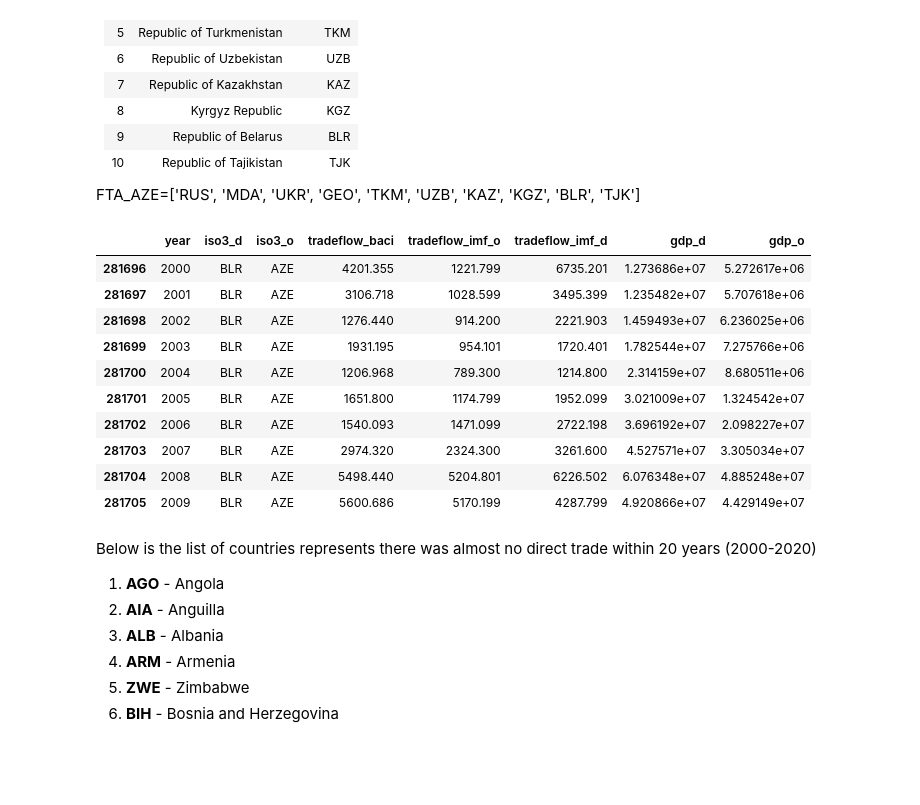
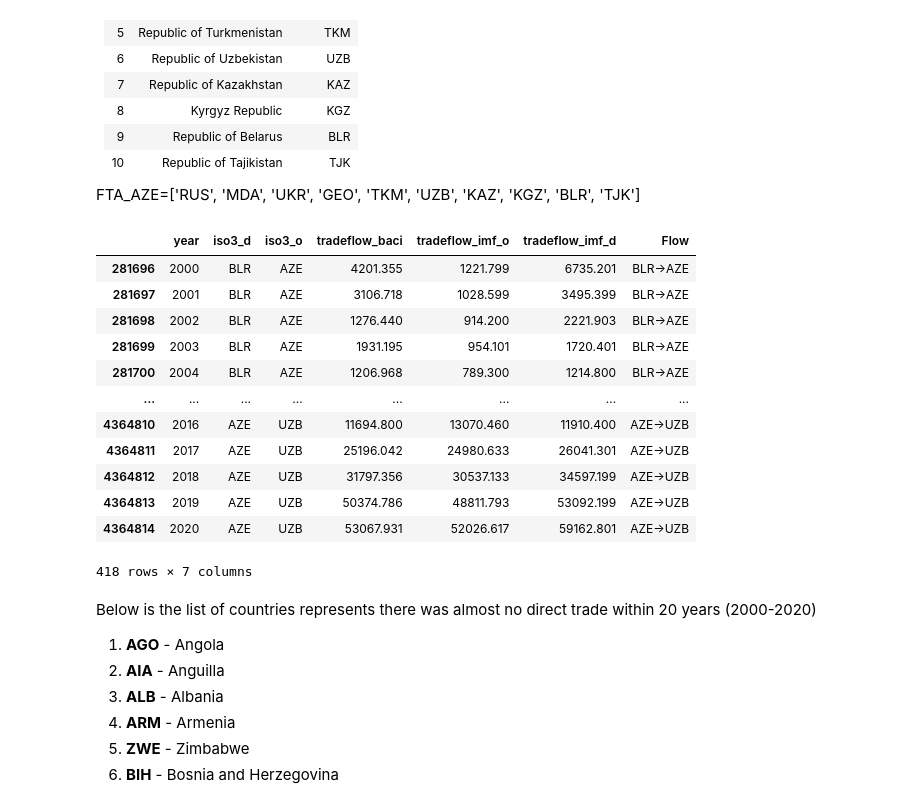
Before and after one commit to QuarksG/FTA-in-role-in-Azerbaijan-trade-using-Gravity-model, a Jupyter notebook: src/Gravity_Data_AZE.ipynb, the cells around one changed output. Cells and saved outputs as stored; diff of their text form; code cells hidden in the pictures; blank space fills up the shorter version.

```diff
--- a/src/Gravity_Data_AZE.ipynb
+++ b/src/Gravity_Data_AZE.ipynb
@@ -396,24 +411,26 @@ FTA_AZE=['RUS', 'MDA', 'UKR', 'GEO', 'TKM', 'UZB', 'KAZ', 'KGZ', 'BLR', 'TJK']
 # %%
 FTA_AZE = ['RUS', 'MDA', 'UKR', 'GEO', 'TKM', 'UZB', 'KAZ', 'KGZ', 'BLR', 'TJK']
 
 fta_aze_data = filtered_data_custom[
     (filtered_data_custom['iso3_d'].isin(FTA_AZE)) |
     (filtered_data_custom['iso3_o'].isin(FTA_AZE))
 ]
 
-fta_aze_data.head(10)
+fta_aze_data
 # %% [output]
-|  | year | iso3_d | iso3_o | tradeflow_baci | tradeflow_imf_o | tradeflow_imf_d | gdp_d | gdp_o |
-| 281696 | 2000 | BLR | AZE | 4201.355 | 1221.799 | 6735.201 | 1.273686e+07 | 5.272617e+06 |
-| 281697 | 2001 | BLR | AZE | 3106.718 | 1028.599 | 3495.399 | 1.235482e+07 | 5.707618e+06 |
-| 281698 | 2002 | BLR | AZE | 1276.440 | 914.200 | 2221.903 | 1.459493e+07 | 6.236025e+06 |
-| 281699 | 2003 | BLR | AZE | 1931.195 | 954.101 | 1720.401 | 1.782544e+07 | 7.275766e+06 |
-| 281700 | 2004 | BLR | AZE | 1206.968 | 789.300 | 1214.800 | 2.314159e+07 | 8.680511e+06 |
-| 281701 | 2005 | BLR | AZE | 1651.800 | 1174.799 | 1952.099 | 3.021009e+07 | 1.324542e+07 |
-| 281702 | 2006 | BLR | AZE | 1540.093 | 1471.099 | 2722.198 | 3.696192e+07 | 2.098227e+07 |
-| 281703 | 2007 | BLR | AZE | 2974.320 | 2324.300 | 3261.600 | 4.527571e+07 | 3.305034e+07 |
-| 281704 | 2008 | BLR | AZE | 5498.440 | 5204.801 | 6226.502 | 6.076348e+07 | 4.885248e+07 |
-| 281705 | 2009 | BLR | AZE | 5600.686 | 5170.199 | 4287.799 | 4.920866e+07 | 4.429149e+07 |
+|  | year | iso3_d | iso3_o | tradeflow_baci | tradeflow_imf_o | tradeflow_imf_d | Flow |
+| 281696 | 2000 | BLR | AZE | 4201.355 | 1221.799 | 6735.201 | BLR->AZE |
+| 281697 | 2001 | BLR | AZE | 3106.718 | 1028.599 | 3495.399 | BLR->AZE |
+| 281698 | 2002 | BLR | AZE | 1276.440 | 914.200 | 2221.903 | BLR->AZE |
+| 281699 | 2003 | BLR | AZE | 1931.195 | 954.101 | 1720.401 | BLR->AZE |
+| 281700 | 2004 | BLR | AZE | 1206.968 | 789.300 | 1214.800 | BLR->AZE |
+| ... | ... | ... | ... | ... | ... | ... | ... |
+| 4364810 | 2016 | AZE | UZB | 11694.800 | 13070.460 | 11910.400 | AZE->UZB |
+| 4364811 | 2017 | AZE | UZB | 25196.042 | 24980.633 | 26041.301 | AZE->UZB |
+| 4364812 | 2018 | AZE | UZB | 31797.356 | 30537.133 | 34597.199 | AZE->UZB |
+| 4364813 | 2019 | AZE | UZB | 50374.786 | 48811.793 | 53092.199 | AZE->UZB |
+| 4364814 | 2020 | AZE | UZB | 53067.931 | 52026.617 | 59162.801 | AZE->UZB |
+418 rows × 7 columns
 # %%
 FTA_AZE = ['RUS', 'MDA', 'UKR', 'GEO', 'TKM', 'UZB', 'KAZ', 'KGZ', 'BLR', 'TJK']
 
```
Also changed, not shown: parts of 13 cells of this notebook.
